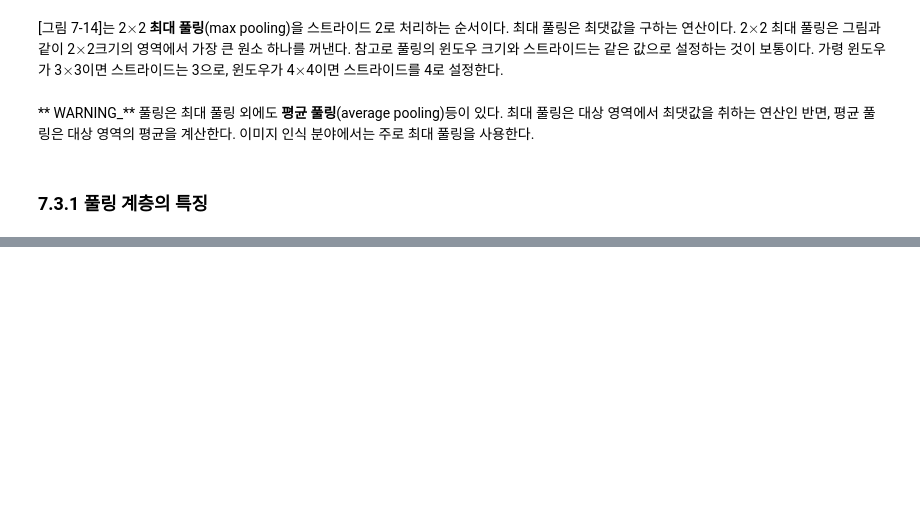
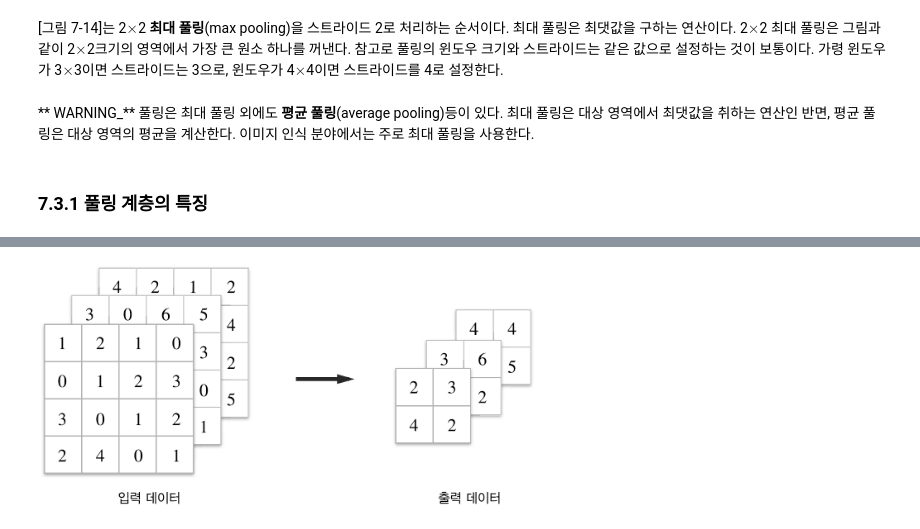
Before and after one commit to lsjhome/self-study-deep-learning-from-scratch, a Jupyter notebook: DLFS_CHAPTER_07.ipynb, the cells around one changed output, grey strips where cells are left out. Cells and saved outputs as stored; diff of their text form; code cells hidden in the pictures; blank space fills up the shorter version.

```diff
--- a/DLFS_CHAPTER_07.ipynb
+++ b/DLFS_CHAPTER_07.ipynb
@@ -157,0 +166,4 @@ Image("./deep_learning_images/fig 7-14.png", width=500, height=500) # 그림 7-1
+# %%
+Image("./deep_learning_images/fig 7-15.png", width=500, height=500) # 그림 7-15
+# %% [output]
+[figure, added]
```
Also changed, not shown: parts of 53 cells of this notebook.
